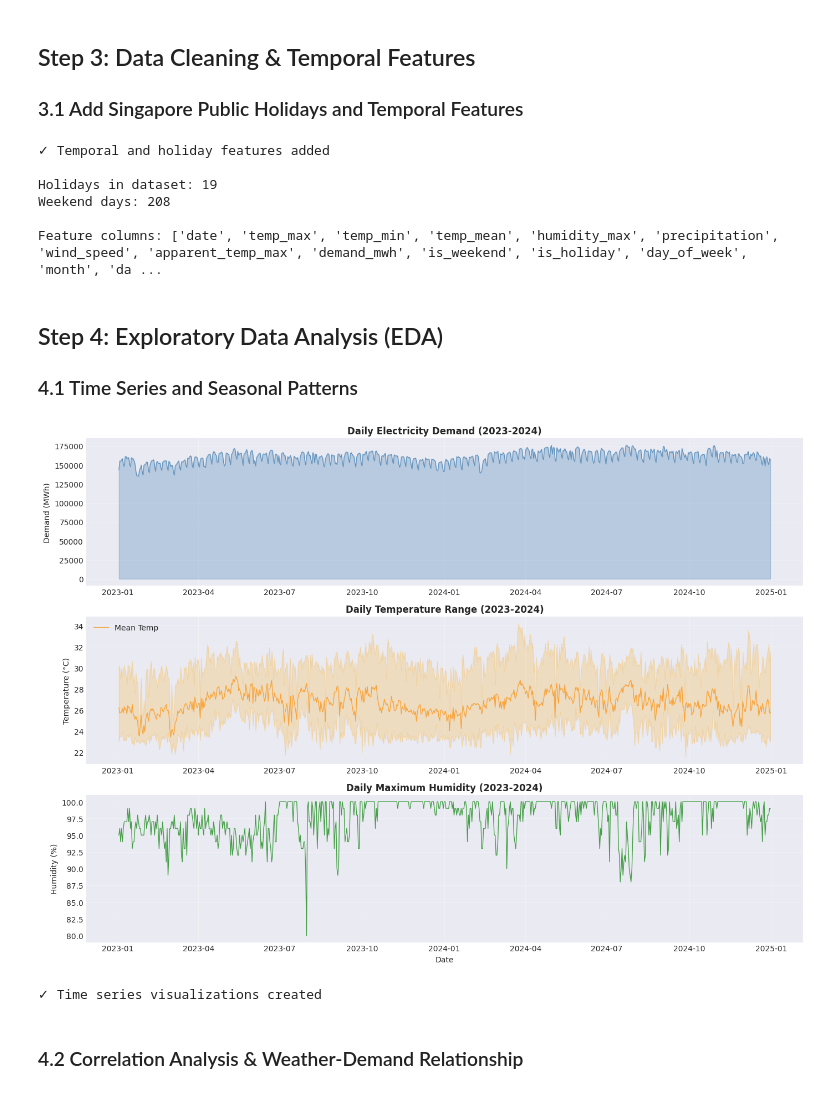
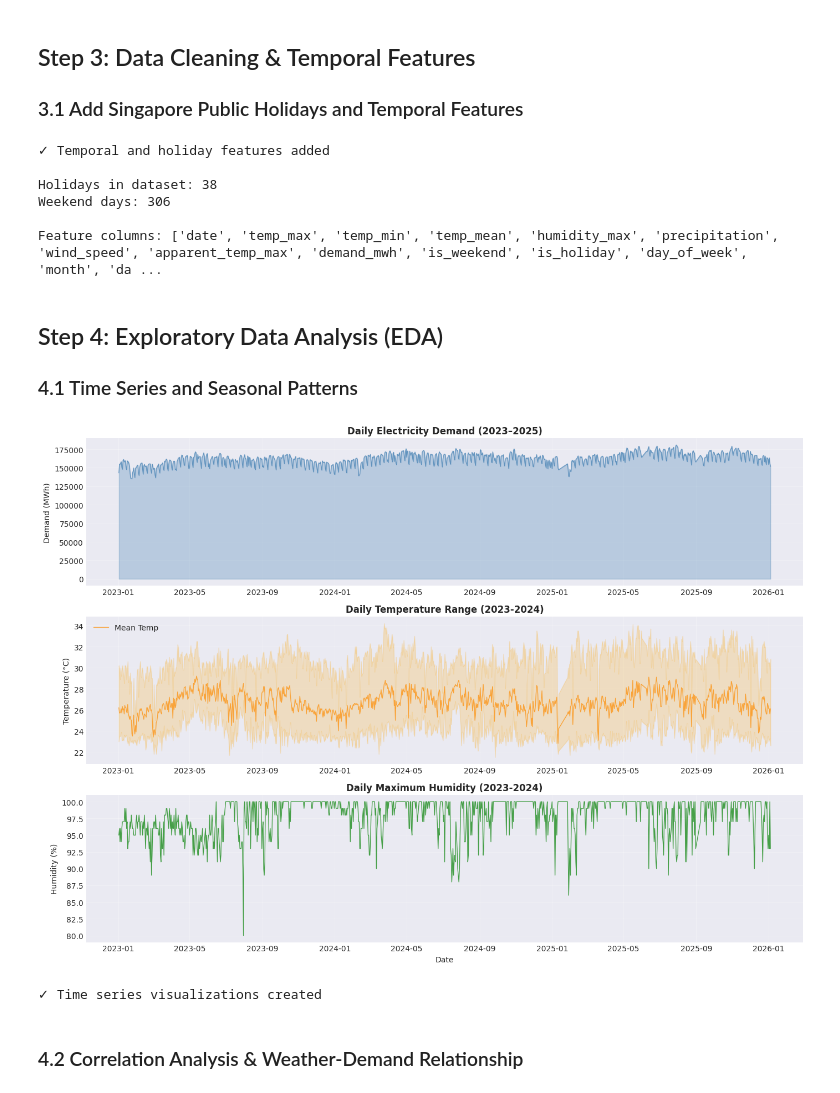
Before and after one commit to linhduong2209/electricity-demand, a Jupyter notebook: singapore_energy_forecast.ipynb, the cells around one changed output. Cells and saved outputs as stored; diff of their text form; code cells hidden in the pictures.

Commit message:
update data

```diff
--- a/singapore_energy_forecast.ipynb
+++ b/singapore_energy_forecast.ipynb
@@ -38,6 +38,13 @@ sns.set_palette("husl")
 pd.set_option('display.max_columns', None)
 pd.set_option('display.max_rows', 100)
 
+# Dynamic Singapore public holiday support
+try:
+    import holidays as holidays_lib
+    _HAS_HOLIDAYS_LIB = True
+except ImportError:
+    _HAS_HOLIDAYS_LIB = False
+
 print("✓ All libraries imported successfully")
 # %% [output]
 ✓ All libraries imported successfully
@@ -275,6 +220,15 @@ else:
 # %% [markdown]
 ### 2.3 Join Weather and Demand Data
 # %%
+# Fetch weather aligned to the actual demand date range
+# This ensures weather end_date matches EMA data (manual download, up to 2025)
+demand_end = demand_df['date'].max().strftime('%Y-%m-%d')
+print(f"Real EMA data ends: {demand_end}")
+
+demand_start = '2023-01-01'
+print(f"Fetching weather for {demand_start} → {demand_end}...")
+weather_df = fetch_weather_data(end_date=demand_end)
+
 # Merge weather and demand data on date
 df = pd.merge(weather_df, demand_df, on='date', how='inner')
 
@@ -343,11 +297,32 @@ singapore_holidays = {
     '2024-08-09': 'National Day',
     '2024-10-31': 'Deepavali',
     '2024-12-25': 'Christmas Day',
+    # 2025
+    '2025-01-01': "New Year's Day",
+    '2025-01-29': 'Chinese New Year',
+    '2025-01-30': 'Chinese New Year (Day 2)',
+    '2025-03-31': 'Hari Raya Puasa',
+    '2025-04-18': 'Good Friday',
+    '2025-05-01': 'Labour Day',
+    '2025-05-12': 'Vesak Day',
+    '2025-06-07': 'Hari Raya Haji',
+    '2025-08-09': 'National Day',
+    '2025-10-20': 'Deepavali',
+    '2025-12-25': 'Christmas Day',
 }
+
+# ── Dynamic holiday lookup (uses `holidays` lib when available) ──
+if _HAS_HOLIDAYS_LIB:
+    sg_years = df['date'].dt.year.unique().tolist()
+    sg_holiday_dates = set()
+    for yr in sg_years:
+        sg_holiday_dates.update(str(d) for d in holidays_lib.Singapore(years=yr).keys())
+else:
+    sg_holiday_dates = set(singapore_holidays.keys())
 
 # Add temporal and holiday features
 df['is_weekend'] = df['date'].dt.dayofweek.isin([5, 6]).astype(int)
-df['is_holiday'] = df['date'].dt.strftime('%Y-%m-%d').isin(singapore_holidays.keys()).astype(int)
+df['is_holiday'] = df['date'].dt.strftime('%Y-%m-%d').isin(sg_holiday_dates).astype(int)
 df['day_of_week'] = df['date'].dt.dayofweek
 df['month'] = df['date'].dt.month
 df['day_of_year'] = df['date'].dt.dayofyear
@@ -360,8 +335,8 @@ print(f"\nFeature columns: {df.columns.tolist()}")
 # %% [output]
 ✓ Temporal and holiday features added
 
-Holidays in dataset: 19
-Weekend days: 208
+Holidays in dataset: 38
+Weekend days: 306
 
 Feature columns: ['date', 'temp_max', 'temp_min', 'temp_mean', 'humidity_max', 'precipitation', 'wind_speed', 'apparent_temp_max', 'demand_mwh', 'is_weekend', 'is_holiday', 'day_of_week', 'month', 'da ...
 # %% [markdown]
@@ -371,35 +346,35 @@ Feature columns: ['date', 'temp_max', 'temp_min', 'temp_mean', 'humidity_max', '
 # %%
 # Time series plot of demand
 fig, axes = plt.subplots(3, 1, figsize=(14, 10))
 
 # Demand over time
 axes[0].plot(df['date'], df['demand_mwh'], linewidth=1, alpha=0.7, color='steelblue')
 axes[0].fill_between(df['date'], df['demand_mwh'], alpha=0.3, color='steelblue')
-axes[0].set_title('Daily Electricity Demand (2023-2024)', fontsize=12, fontweight='bold')
+axes[0].set_title('Daily Electricity Demand (2023–2025)', fontsize=12, fontweight='bold')
 axes[0].set_ylabel('Demand (MWh)')
 axes[0].grid(True, alpha=0.3)
 
 # Temperature over time
 axes[1].plot(df['date'], df['temp_mean'], label='Mean Temp', linewidth=1, alpha=0.7, color='darkorange')
 axes[1].fill_between(df['date'], df['temp_max'], df['temp_min'], alpha=0.2, color='orange')
 axes[1].set_title('Daily Temperature Range (2023-2024)', fontsize=12, fontweight='bold')
 axes[1].set_ylabel('Temperature (°C)')
 axes[1].legend()
 axes[1].grid(True, alpha=0.3)
 
 # Humidity over time
 axes[2].plot(df['date'], df['humidity_max'], linewidth=1, alpha=0.7, color='green')
 axes[2].set_title('Daily Maximum Humidity (2023-2024)', fontsize=12, fontweight='bold')
 axes[2].set_ylabel('Humidity (%)')
 axes[2].set_xlabel('Date')
 axes[2].grid(True, alpha=0.3)
 
 plt.tight_layout()
 plt.show()
 
 print("✓ Time series visualizations created")
 # %% [output]
-[figure, old version]
+[figure, new version]
 ✓ Time series visualizations created
 # %% [markdown]
 ### 4.2 Correlation Analysis & Weather-Demand Relationship
```
Also changed, not shown: parts of 22 cells of this notebook, 1 other file.
